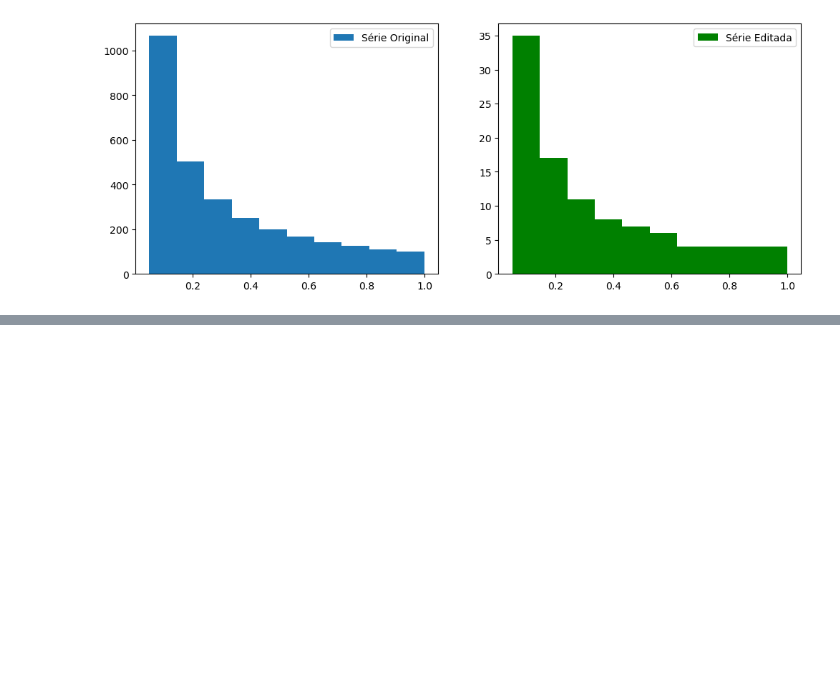
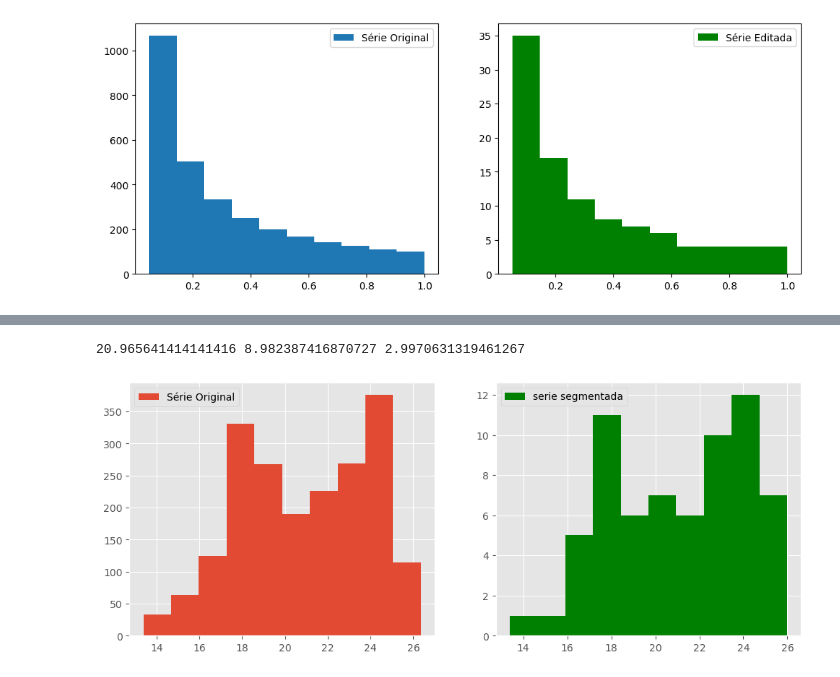
Before and after one commit to LSalimene/Analise-Series-temporais-em-oceano, a Jupyter notebook: lista2.ipynb, the cells around one changed output, grey strips where cells are left out. Cells and saved outputs as stored; diff of their text form; code cells hidden in the pictures; blank space fills up the shorter version.

```diff
--- a/lista2.ipynb
+++ b/lista2.ipynb
@@ -207,0 +246,17 @@ print(Xm, Xvar,Xstd)
+# %%
+
+Xm, Xvar,Xstd,y=make_segments(meio2,30)
+plt.figure(figsize=(12,10))
+plt.subplot(221)
+plt.hist(meio2, label='Série Original')
+plt.legend()
+
+
+plt.subplot(222)
+
+plt.hist(y[0,:],label='serie segmentada',color='g')
+plt.legend()
+print(Xm, Xvar,Xstd)
+# %% [output]
+20.965641414141416 8.982387416870727 2.9970631319461267
+[figure, added]
```
Also changed, not shown: parts of 14 cells of this notebook, 1 other file.
